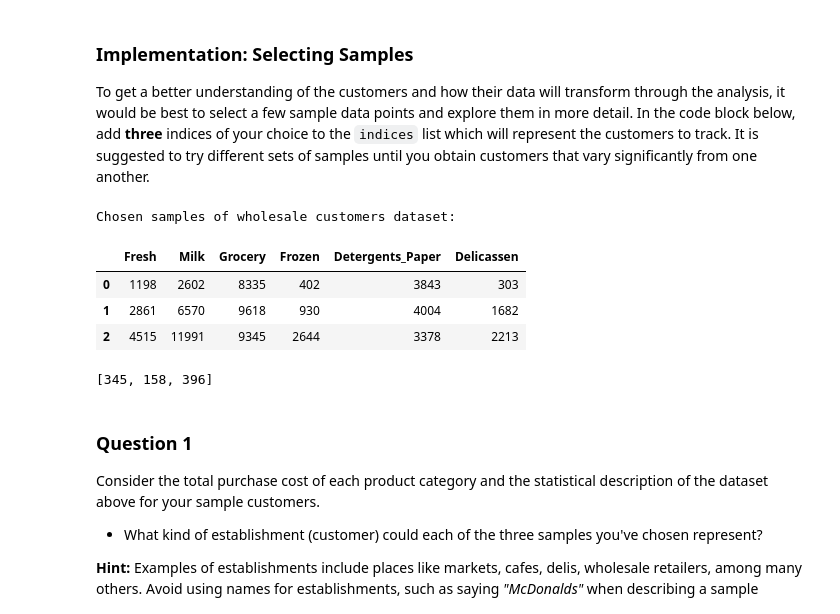
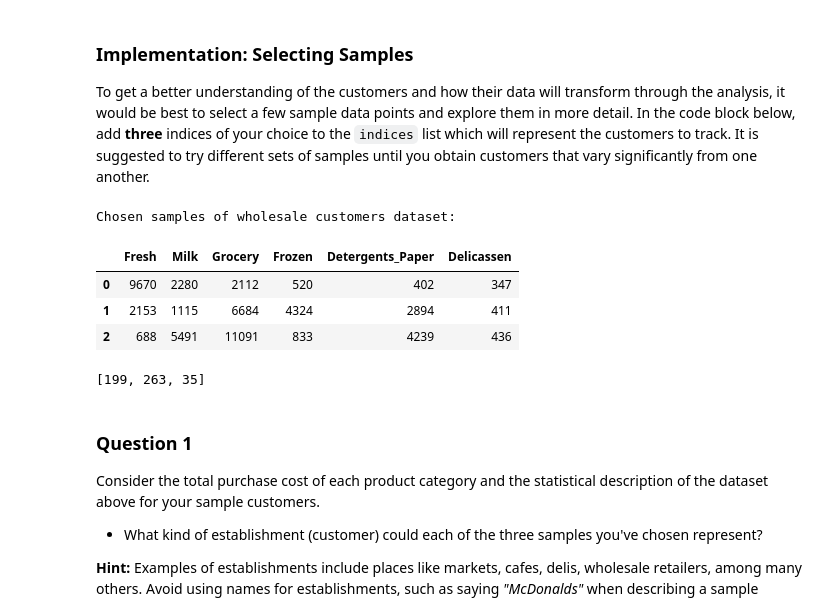
Before and after one commit to dimtirie13/machine_learning, a Jupyter notebook: customer_segments/customer_segments.ipynb, the cells around one changed output. Cells and saved outputs as stored; diff of their text form; code cells hidden in the pictures.

```diff
--- a/customer_segments/customer_segments.ipynb
+++ b/customer_segments/customer_segments.ipynb
@@ -16,7 +16,7 @@ import visuals as vs
 
 # Load the wholesale customers dataset
 try:
-    data = pd.read_csv("Wholesale Customers data.csv")
+    data = pd.read_csv("customers.csv")
     data.drop(['Region', 'Channel'], axis = 1, inplace = True)
     print("Wholesale customers dataset has {} samples with {} features each.".format(*data.shape))
 except:
@@ -45,21 +48,19 @@ To get a better understanding of the customers and how their data will transform
 # %%
 # TODO: Select three indices of your choice you wish to sample from the dataset
-import random
 
-indices = random.sample(range(1, data.shape[0]), 3)
-
+indices= [199,263,35]
 # Create a DataFrame of the chosen samples
 samples = pd.DataFrame(data.loc[indices], columns = data.keys()).reset_index(drop = True)
 print("Chosen samples of wholesale customers dataset:")
 display(samples)
 print(indices)
 # %% [output]
 Chosen samples of wholesale customers dataset:
 |  | Fresh | Milk | Grocery | Frozen | Detergents_Paper | Delicassen |
-| 0 | 1198 | 2602 | 8335 | 402 | 3843 | 303 |
-| 1 | 2861 | 6570 | 9618 | 930 | 4004 | 1682 |
-| 2 | 4515 | 11991 | 9345 | 2644 | 3378 | 2213 |
+| 0 | 9670 | 2280 | 2112 | 520 | 402 | 347 |
+| 1 | 2153 | 1115 | 6684 | 4324 | 2894 | 411 |
+| 2 | 688 | 5491 | 11091 | 833 | 4239 | 436 |
-[345, 158, 396]
+[199, 263, 35]
 # %% [markdown]
 ### Question 1
 Consider the total purchase cost of each product category and the statistical description of the dataset above for your sample customers.
```
Also changed, not shown: parts of 31 cells of this notebook, 3 other files.
